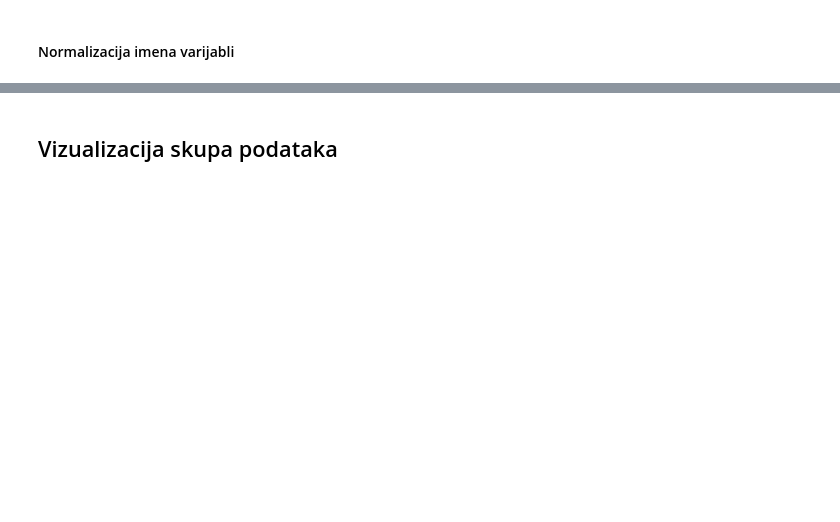
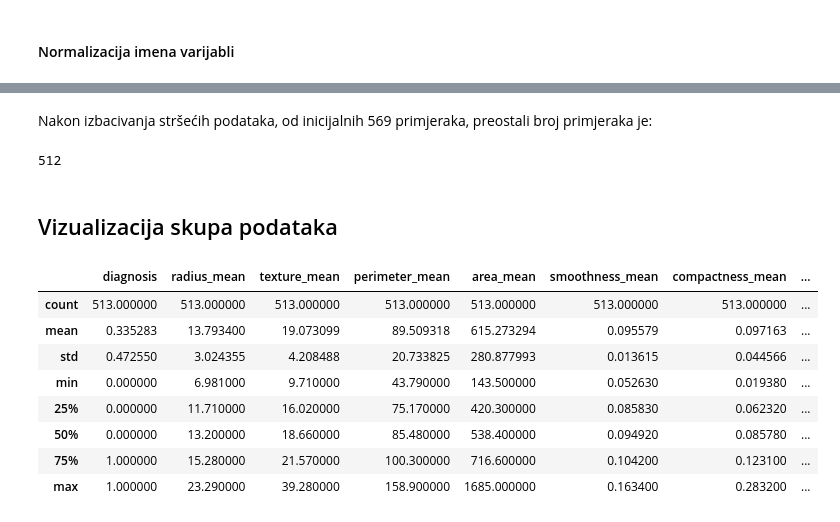
Before and after one commit to ToniIvankovic/uuzop-breast-cancer-classification, a Jupyter notebook: data_visualisation.ipynb, the cells around one changed output, grey strips where cells are left out. Cells and saved outputs as stored; diff of their text form; code cells hidden in the pictures; blank space fills up the shorter version.

```diff
--- a/data_visualisation.ipynb
+++ b/data_visualisation.ipynb
@@ -318,2 +339,20 @@ df_numeric.reset_index(drop=True, inplace=True)
+# %% [markdown]
+Nakon izbacivanja stršećih podataka, od inicijalnih 569 primjeraka, preostali broj primjeraka je:
+# %%
+len(df)
+# %% [output]
+512
 # %% [markdown]
 ## Vizualizacija skupa podataka
+# %%
+df.describe()
+# %% [output]
+|  | diagnosis | radius_mean | texture_mean | perimeter_mean | area_mean | smoothness_mean | compactness_mean | ... |
+| count | 513.000000 | 513.000000 | 513.000000 | 513.000000 | 513.000000 | 513.000000 | 513.000000 | ... |
+| mean | 0.335283 | 13.793400 | 19.073099 | 89.509318 | 615.273294 | 0.095579 | 0.097163 | ... |
+| std | 0.472550 | 3.024355 | 4.208488 | 20.733825 | 280.877993 | 0.013615 | 0.044566 | ... |
+| min | 0.000000 | 6.981000 | 9.710000 | 43.790000 | 143.500000 | 0.052630 | 0.019380 | ... |
+| 25% | 0.000000 | 11.710000 | 16.020000 | 75.170000 | 420.300000 | 0.085830 | 0.062320 | ... |
+| 50% | 0.000000 | 13.200000 | 18.660000 | 85.480000 | 538.400000 | 0.094920 | 0.085780 | ... |
+| 75% | 1.000000 | 15.280000 | 21.570000 | 100.300000 | 716.600000 | 0.104200 | 0.123100 | ... |
+| max | 1.000000 | 23.290000 | 39.280000 | 158.900000 | 1685.000000 | 0.163400 | 0.283200 | ... |
```
Also changed, not shown: parts of 64 cells of this notebook.
